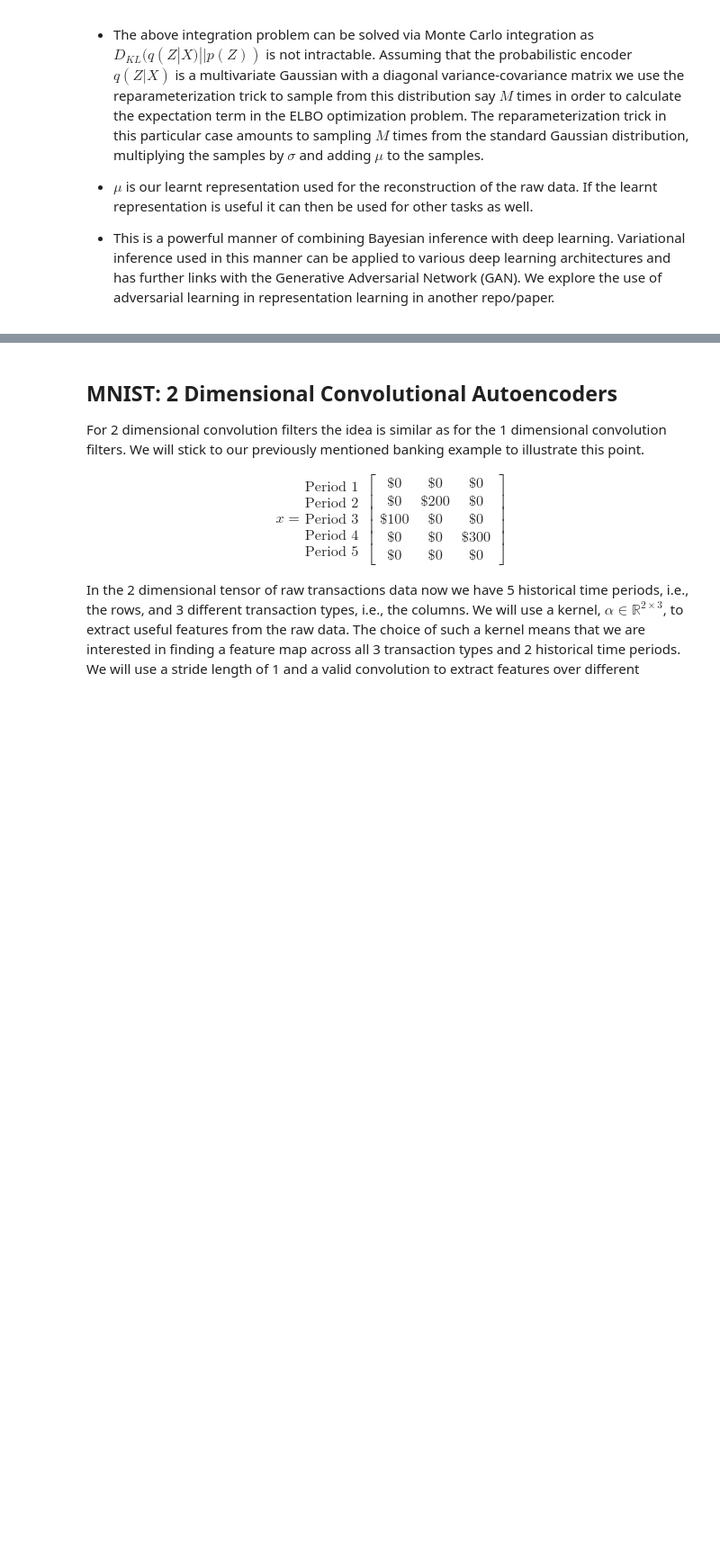
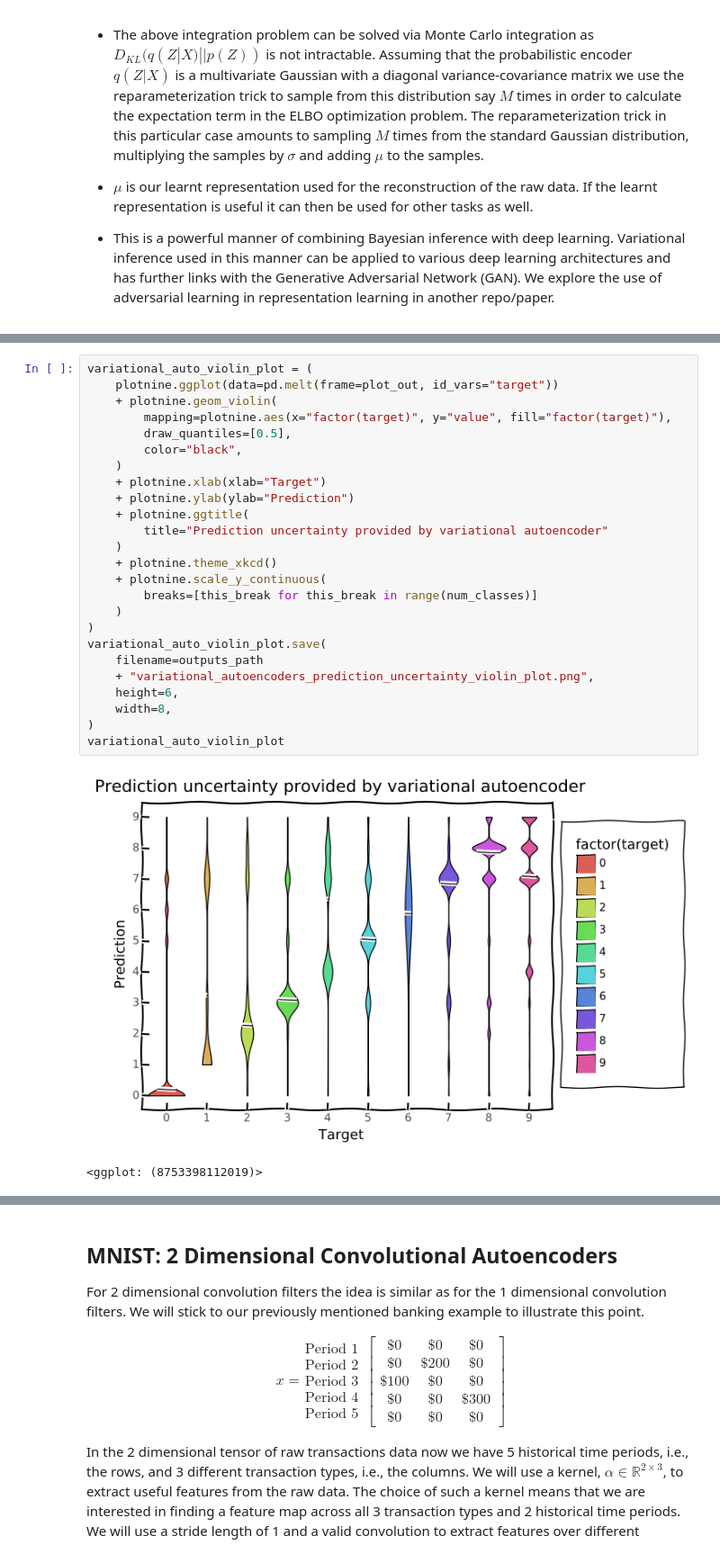
Before and after one commit to hamaadshah/autoencoders_pytorch, a Jupyter notebook: autoencoders.ipynb, the cells around one changed output, grey strips where cells are left out. Shown at 90% size. Drawn from its saved outputs; the diff is of its cells as text; blank space fills up the shorter version.

```diff
--- a/autoencoders.ipynb
+++ b/autoencoders.ipynb
@@ -1531,3 +1552,31 @@ The accuracy score for the MNIST classification task with a variational autoenco
+# %%
+variational_auto_violin_plot = (
+    plotnine.ggplot(data=pd.melt(frame=plot_out, id_vars="target"))
+    + plotnine.geom_violin(
+        mapping=plotnine.aes(x="factor(target)", y="value", fill="factor(target)"),
+        draw_quantiles=[0.5],
+        color="black",
+    )
+    + plotnine.xlab(xlab="Target")
+    + plotnine.ylab(ylab="Prediction")
+    + plotnine.ggtitle(
+        title="Prediction uncertainty provided by variational autoencoder"
+    )
+    + plotnine.theme_xkcd()
+    + plotnine.scale_y_continuous(
+        breaks=[this_break for this_break in range(num_classes)]
+    )
+)
+variational_auto_violin_plot.save(
+    filename=outputs_path
+    + "variational_autoencoders_prediction_uncertainty_violin_plot.png",
+    height=6,
+    width=8,
+)
+variational_auto_violin_plot
+# %% [output]
+[figure, added]
+<ggplot: (8753398112019)>
 # %%
 tsne = TSNE(n_components=2)
 with torch.no_grad():
```
Also changed, not shown: parts of 23 cells of this notebook, 15 other files.
